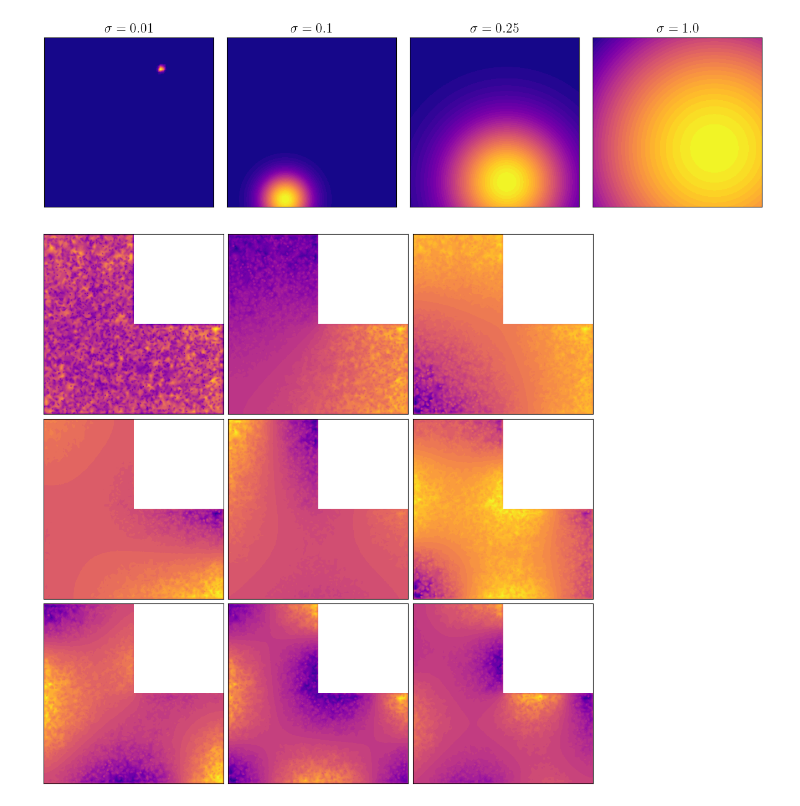
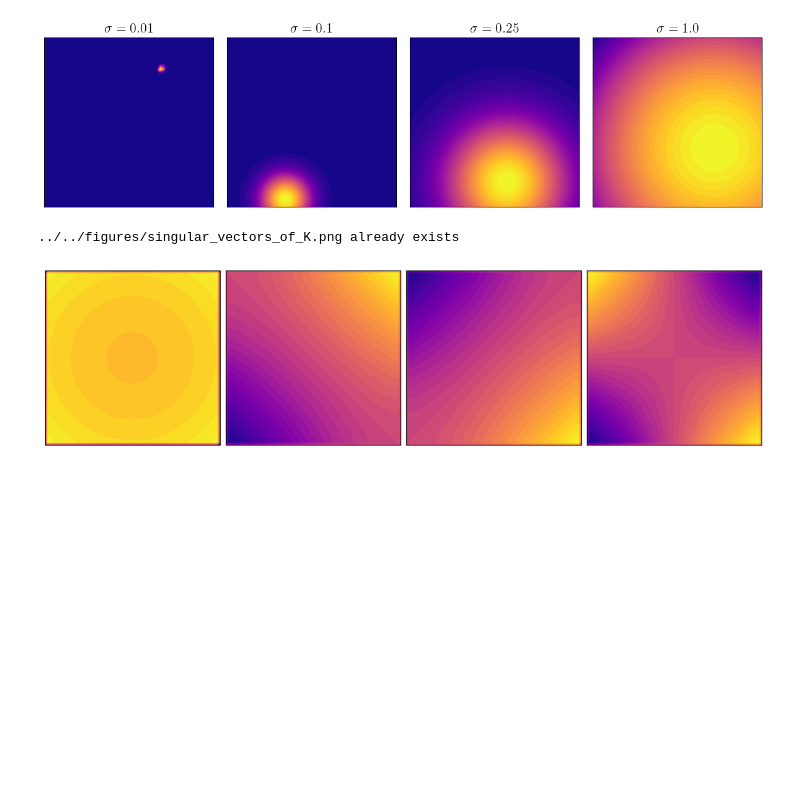
Before and after one commit to EliasSev/masters-thesis, a Jupyter notebook: notebooks/matrix_free_rsvd_new/07_random_vectors_variants.ipynb, the cells around one changed output. Saved outputs shown, nothing was run; the diff lists cells and outputs as text; code cells hidden in the pictures; blank space fills up the shorter version.

```diff
--- a/notebooks/matrix_free_rsvd_new/07_random_vectors_variants.ipynb
+++ b/notebooks/matrix_free_rsvd_new/07_random_vectors_variants.ipynb
@@ -298,24 +299,28 @@ plot_random_vectors('I', sigma_list)
 # %% [output]
 [figure]
 # %%
-pb = PROBLEMS['III']
+from utils.plotting import save_plot
+
+pb = PROBLEMS['I']
 rsvd = MatrixFreeRSVD(pb['V_h'])
 U, S, Vt = rsvd.solve(k=100, distribution='peaks')
 
 f_list = []
-for i in range(0, 9):
+for i in [0, 1, 2, 3]:
     f = Function(pb['V_h'])
     v_i = Vt.T[:, i]
     f.vector()[:] = v_i
     f_list.append(f)
 
-fig, axes = plt.subplots(3, 3, figsize=(10, 10), constrained_layout=True)
+fig, axes = plt.subplots(1, 4, figsize=(10, 10), constrained_layout=True)
 for ax, func in zip(axes.flat, f_list):
     plt.sca(ax)
     p = plot(func, cmap=CMAP)
     ax.set_xticks([])
     ax.set_yticks([])
 
+save_plot('singular_vectors_of_K')
 plt.show()
 # %% [output]
+../../figures/singular_vectors_of_K.png already exists
-[figure, old version]
+[figure, new version]
```
Also changed, not shown: parts of 1 cell of this notebook, 10 other files.
